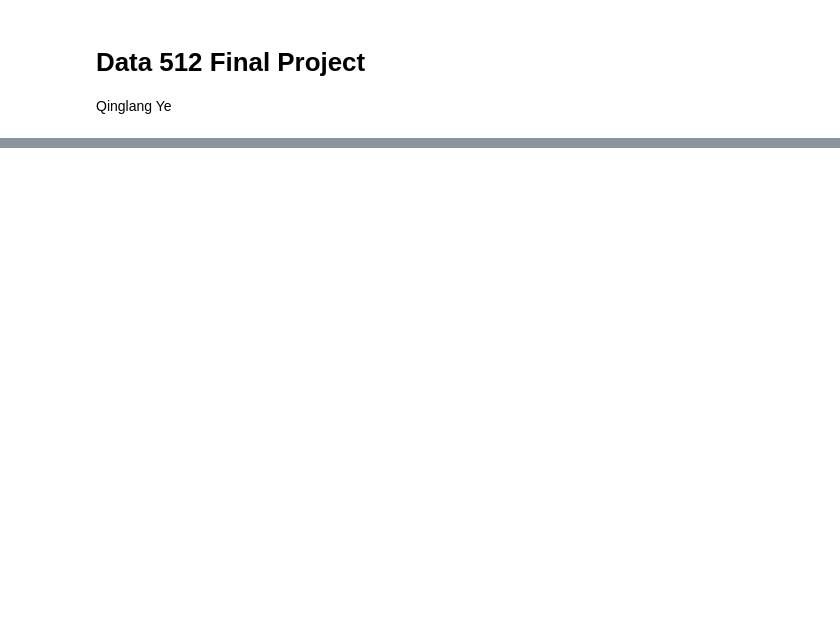
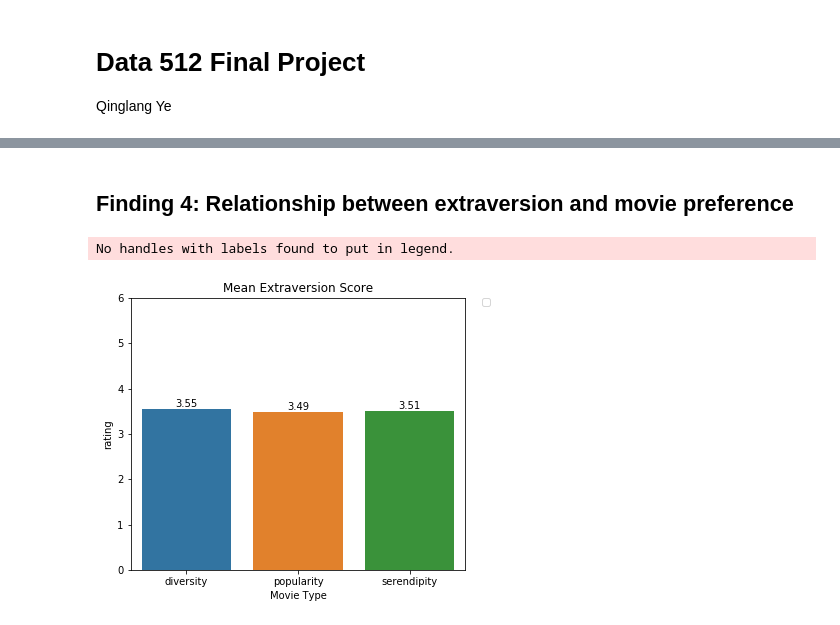
Before and after one commit to qye25/data-512, a Jupyter notebook: data-512-final/final project.ipynb, the cells around one changed output, grey strips where cells are left out. Saved outputs shown, nothing was run; the diff lists cells and outputs as text; code cells hidden in the pictures; blank space fills up the shorter version.

```diff
--- a/data-512-final/final project.ipynb
+++ b/data-512-final/final project.ipynb
@@ -76,0 +266,18 @@ We don't know the demographics of all the experiment participants so there might
+# %% [markdown]
+## Finding 4: Relationship between extraversion and movie preference
+# %%
+df_extra = full_data[(full_data.extraversion > 5) ].groupby(['assigned metric']).agg('mean')['rating'].reset_index()
+
+plt.figure(figsize=(6, 5))
+bp = sn.barplot(x = 'assigned metric', y = 'rating', data = df_extra)
+plt.title('Mean Extraversion Score')
+plt.legend(bbox_to_anchor=(1.05, 1), loc=2, borderaxespad=0.)
+plt.xlabel('Movie Type')
+plt.ylim((0,6))
+for p in bp.patches:
+    bp.annotate(format(p.get_height(), '.2f'), (p.get_x() + p.get_width() / 2., p.get_height()), ha = 'center', va = 'center', xytext = (0, 5), textcoords = 'offset points')
+plt.savefig('images/Mean Extraversion Score.jpg')
+plt.show()
+# %% [output]
+No handles with labels found to put in legend.
+[figure, added]
```
Also changed, not shown: parts of 42 cells of this notebook.
